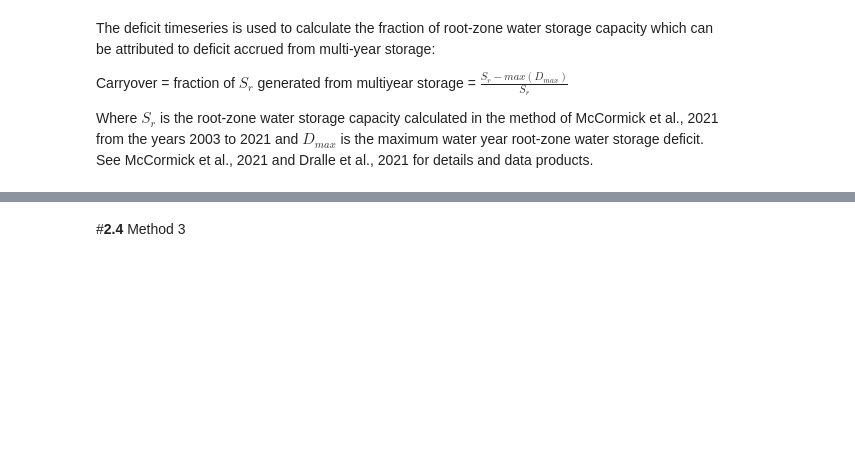
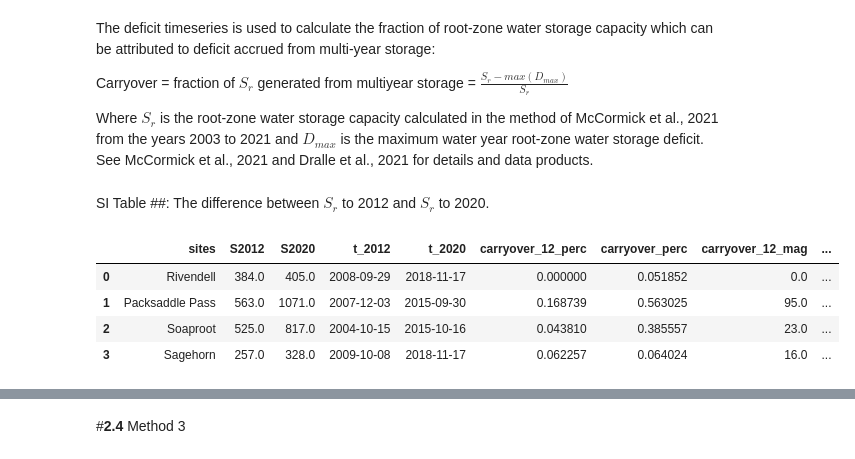
Before and after one commit to erica-mccormick/storage-dynamics, a Jupyter notebook: MASTER_P2.ipynb, the cells around one changed output, grey strips where cells are left out. Drawn from its saved outputs; the diff is of its cells as text; code cells hidden in the pictures; blank space fills up the shorter version.

```diff
--- a/MASTER_P2.ipynb
+++ b/MASTER_P2.ipynb
@@ -450,16 +453,16 @@ max_dmax = dmax_values_col.qualityMosaic('D').select(['D','t']).updateMask(mask)
 # %%
-dmax_values_14 = []
-dmax_timeseries_14 = []
+Swy_values_12 = []
+Swy_timeseries_12 = []
 
-for year in np.arange(2003, 2014):
-  deficit_annual_14 = get_deficit_collection(year, year+1)
-  dmax_timeseries_14.append(deficit_annual_14)
-  dmax_values_14.append(deficit_annual_14.qualityMosaic('D').select(['D','t']))
+for year in np.arange(2003, 2012):
+  deficit_annual_12 = get_deficit_collection(year, year+1)
+  Swy_timeseries_12.append(deficit_annual_12)
+  Swy_values_12.append(deficit_annual_12.qualityMosaic('D').select(['D','t']))
 
-dmax_values_col_14 = ee.ImageCollection(dmax_values_14)
+Swy_values_12_col_12 = ee.ImageCollection(Swy_values_12)
 
-# Calculate Max(Dmax)
-max_dmax_14 = dmax_values_col_14.qualityMosaic('D').select(['D','t']).updateMask(mask)
+# Calculate Max(Swy)
+max_Swy_12 = Swy_values_12_col_12.qualityMosaic('D').select(['D','t']).updateMask(mask)
 # %% [markdown]
 ## Carryover
 # %% [markdown]
@@ -479,0 +483,49 @@ diff_carryover_14_mag = carryover_mag.subtract(carryover_14_mag)
+# %% [markdown]
+SI Table ##: The difference between $S_r$ to 2012 and $S_r$ to 2020.
+# %%
+sites = ['Rivendell', 'Packsaddle Pass', 'Soaproot','Sagehorn']
+s_2012s = np.zeros(4)
+s_2020s = np.zeros(4)
+t_2012s = np.zeros(4)
+t_2020s = np.zeros(4)
+carryover_perc_2012s = np.zeros(4)
+carryover_perc_2020s = np.zeros(4)
+carryover_mag_2012s = np.zeros(4)
+carryover_mag_2020s = np.zeros(4)
+swy_2012s = np.zeros(4)
+swy_2020s = np.zeros(4)
+carry_perc_2012s = np.zeros(4)
+carry_perc_2020s = np.zeros(4)
+
+for i in range(4):
+  ft = ee.Feature(ee.Geometry.Point((site_coords[sites[i]]['Lon'],site_coords[sites[i]]['Lat'])))
+
+  result_2012 = S_2012.reduceRegion(ee.Reducer.first(), ft.geometry(), 500)
+  result_2020 = S_2020.reduceRegion(ee.Reducer.first(), ft.geometry(), 500)
+  s_2012s[i] = result_2012.get('D').getInfo()
+  s_2020s[i] = result_2020.get('D').getInfo()
+  t_2012s[i] = result_2012.get('t').getInfo()
+  t_2020s[i] = result_2020.get('t').getInfo()
+
+  result_swy_2012 = max_Swy_12.reduceRegion(ee.Reducer.first(), ft.geometry(), 500)
+  result_swy_2020 = max_Swy.reduceRegion(ee.Reducer.first(), ft.geometry(), 500)
+
+  result_swy_12 = result_swy_2012.get('D').getInfo()
+  result_swy = result_swy_2020.get('D').getInfo()
+
+  swy_2012s[i] = result_swy_12
+  swy_2020s[i] = result_swy
+
+  carryover_perc_2012s[i] = (s_2012s[i] - result_swy_12) / s_2012s[i]
+  carryover_perc_2020s[i] = (s_2020s[i] - result_swy) / s_2020s[i]
+  carryover_mag_2012s[i] = s_2012s[i] - result_swy_12
+  carryover_mag_2020s[i] = s_2020s[i] - result_swy
+
+df = pd.DataFrame({'sites':sites, 'S2012':s_2012s,'S2020':s_2020s, 't_2012':pd.to_datetime(t_2012s, unit = 'ms'),'t_2020':pd.to_datetime(t_2020s, unit = 'ms'), 'carryover_12_perc':carryover_perc_2012s, 'carryover_perc':carryover_perc_2020s, 'carryover_12_mag':carryover_mag_2012s, 'carryover_mag': carryover_mag_2020s, 'maxSwy_12':swy_2012s, 'maxSwy':swy_2020s, 'carryover_calc_perc_12':carry_perc_2012s, 'carryover_calc_perc_20':carry_perc_2020s})
+df
+# %% [output]
+|  | sites | S2012 | S2020 | t_2012 | t_2020 | carryover_12_perc | carryover_perc | carryover_12_mag | ... |
+| 0 | Rivendell | 384.0 | 405.0 | 2008-09-29 | 2018-11-17 | 0.000000 | 0.051852 | 0.0 | ... |
+| 1 | Packsaddle Pass | 563.0 | 1071.0 | 2007-12-03 | 2015-09-30 | 0.168739 | 0.563025 | 95.0 | ... |
+| 2 | Soaproot | 525.0 | 817.0 | 2004-10-15 | 2015-10-16 | 0.043810 | 0.385557 | 23.0 | ... |
+| 3 | Sagehorn | 257.0 | 328.0 | 2009-10-08 | 2018-11-17 | 0.062257 | 0.064024 | 16.0 | ... |
```
Also changed, not shown: parts of 65 cells of this notebook.
